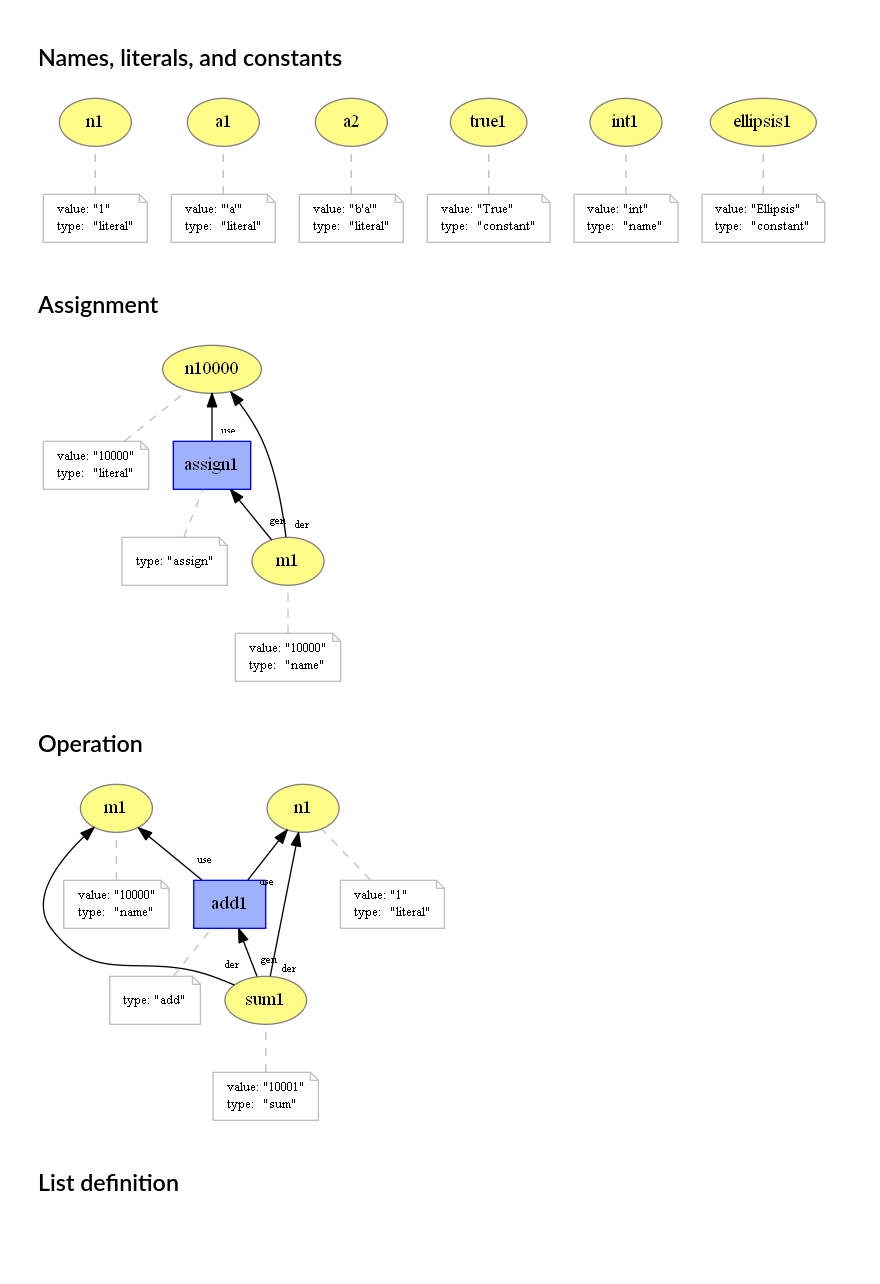
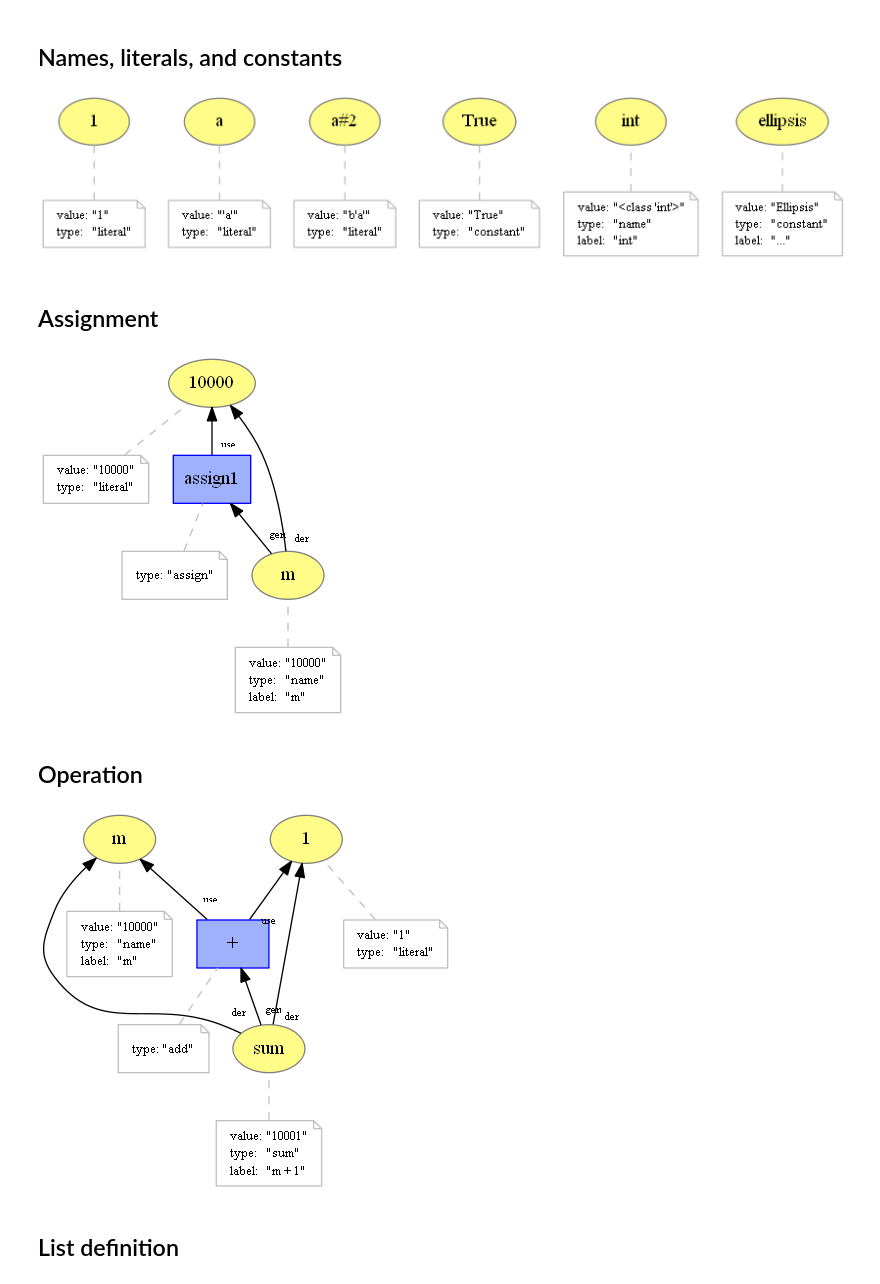
Before and after one commit to dew-uff/versioned-prov, a Jupyter notebook: notebooks/[PROV-Dictionary] Mapping.ipynb, the cells around one changed output. Cells and saved outputs as stored; diff of their text form; code cells hidden in the pictures; blank space fills up the shorter version.

Commit message:
Update PROV-Dictionary notation

```diff
--- a/notebooks/[PROV-Dictionary] Mapping.ipynb
+++ b/notebooks/[PROV-Dictionary] Mapping.ipynb
@@ -11,43 +11,43 @@ import prov_dictionary
 ## Names, literals, and constants
 # %%
 %%provn -o ../prov_dictionary/names -e png svg pdf provn
-entity(n1, [value="1", type="literal"])
-entity(a1, [value="'a'", type="literal"])
-entity(a2, [value="b'a'", type="literal"])
-entity(true1, [prov:value="True", type="constant"])
-entity(int1, [prov:value="int", type="name"])
-entity(ellipsis1, [prov:value="Ellipsis", type="constant"])
+entity(1, [value="1", type="literal"])
+entity(a, [value="'a'", type="literal"])
+entity(a#2, [value="b'a'", type="literal"])
+entity(True, [value="True", type="constant"])
+entity(int, [value="<class 'int'>", type="name", label="int"])
+entity(ellipsis, [value="Ellipsis", type="constant", label="..."])
 # %% [output]
-[figure, old version]
+[figure, new version]
 # %% [markdown]
 ## Assignment
 # %%
 %%provn -o ../prov_dictionary/assign -e png svg pdf provn
-entity(n10000, [value="10000", type="literal"])
-entity(m1, [value="10000", type="name"])
+entity(10000, [value="10000", type="literal"])
+entity(m, [value="10000", type="name", label="m"])
 
 activity(assign1, [type="assign"])
-used(u1; assign1, n10000, -)
-wasGeneratedBy(g1; m1, assign1, -)
-wasDerivedFrom(m1, n10000, assign1, g1, u1)
+used(u1; assign1, 10000, -)
+wasGeneratedBy(g1; m, assign1, -)
+wasDerivedFrom(m, 10000, assign1, g1, u1)
 # %% [output]
-[figure, old version]
+[figure, new version]
 # %% [markdown]
 ## Operation
 # %%
 %%provn -o ../prov_dictionary/operation -e png svg pdf provn
-entity(m1, [value="10000", type="name"])
-entity(n1, [value="1", type="literal"])
-entity(sum1, [value="10001", type="sum"])
+entity(m, [value="10000", type="name", label="m"])
+entity(1, [value="1", type="literal"])
+entity(sum, [value="10001", type="sum", label="m + 1"])
 
-activity(add1, [type="add"])
-used(u2; add1, m1, -)
-used(u3; add1, n1, -)
-wasGeneratedBy(g2; sum1, add1, -)
-wasDerivedFrom(sum1, m1, add1, g2, u2)
-wasDerivedFrom(sum1, n1, add1, g3, u3)
+activity(+, [type="add"])
+used(u2; +, m, -)
+used(u3; +, 1, -)
+wasGeneratedBy(g2; sum, +, -)
+wasDerivedFrom(sum, m, +, g2, u2)
+wasDerivedFrom(sum, 1, +, g3, u3)
 # %% [output]
-[figure, old version]
+[figure, new version]
 # %% [markdown]
 ## List definition
 # %%
```
Also changed, not shown: parts of 7 cells of this notebook, 51 other files.
